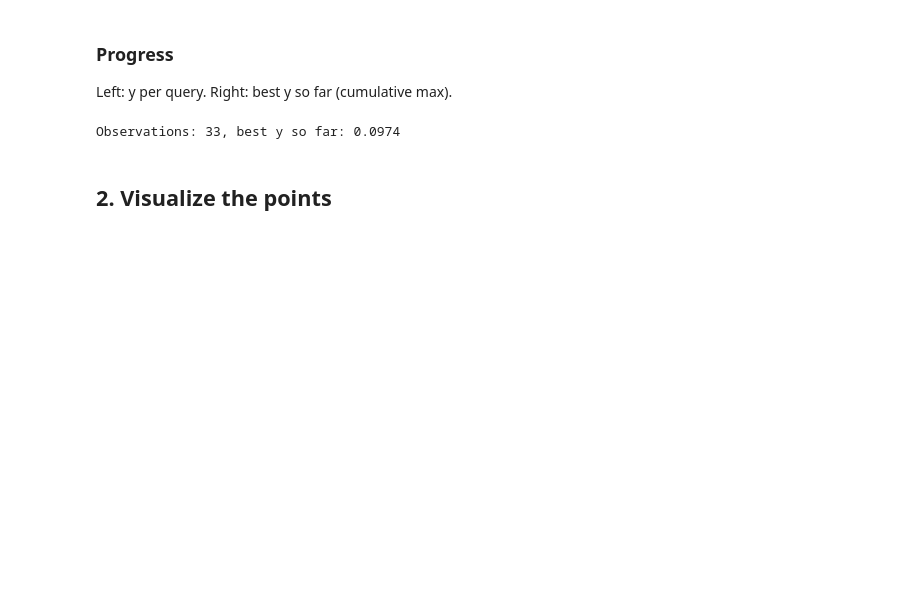
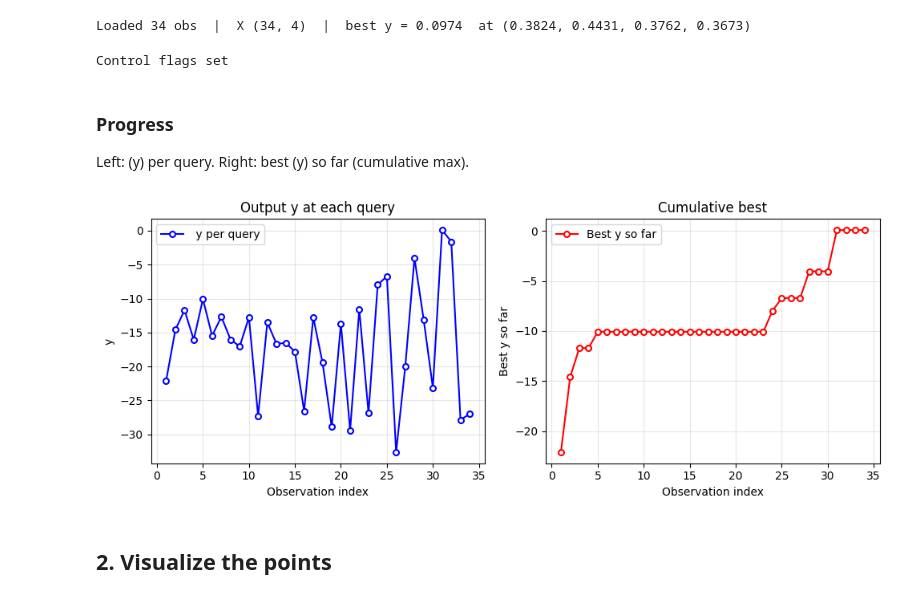
Before and after one commit to karefyllidis/black-box-optimization, a Jupyter notebook: notebooks/function_4_Warehouse-Logistics.ipynb, the cells around one changed output. Drawn from its saved outputs; the diff is of its cells as text; code cells hidden in the pictures; blank space fills up the shorter version.

```diff
--- a/notebooks/function_4_Warehouse-Logistics.ipynb
+++ b/notebooks/function_4_Warehouse-Logistics.ipynb
@@ -155,0 +33,15 @@ y min value: -32.625660
+# %%
+if csv_path.exists():
+    X, y = load_problem_data_csv(csv_path)
+else:
+    X, y = load_function_data(function_id=4)
+    y = np.asarray(y, dtype=np.float64).ravel()
+
+best_idx  = np.argmax(y)
+best_y    = y[best_idx]
+best_x_so_far = X[best_idx]
+
+print(f"Loaded {len(y)} obs  |  X {X.shape}  |  best y = {best_y:.4g}  "
+      f"at ({best_x_so_far[0]:.4f}, {best_x_so_far[1]:.4f}, {best_x_so_far[2]:.4f}, {best_x_so_far[3]:.4f})")
+# %% [output]
+Loaded 34 obs  |  X (34, 4)  |  best y = 0.0974  at (0.3824, 0.4431, 0.3762, 0.3673)
@@ -156,13 +72,50 @@ y min value: -32.625660
+# %%
+IF_SHOW_PLOT      = True
+IF_EXPORT_PLOT    = False
+IF_EXPORT_QUERIES = True
+IF_APPEND_DATA    = False
+
+CONTOURF_LEVELS     = 30
+CONTOUR_LINE_LEVELS = 11
+CONTOUR_LINEWIDTH   = 1.0
+CONTOUR_LINESTYLE   = "-"
+CONTOUR_ALPHA       = 0.5
+SCATTER_EDGE_LW     = 1.5
+LEGEND_FONTSIZE     = 9
+LEGEND_LOC          = "upper right"
+LEGEND_FRAMEALPHA   = 0.95
+LEGEND_NCOL         = 7
+
+print('Control flags set')
+# %% [output]
+Control flags set
 # %% [markdown]
 ### Progress
 
-Left: y per query. Right: best y so far (cumulative max).
+Left: \(y\) per query. Right: best \(y\) so far (cumulative max).
-# %%
-# Convergence: y per query (left) and running best (right)
-n_obs = len(y)
-best_y = np.maximum.accumulate(y)
-print(f"Observations: {n_obs}, best y so far: {best_y[-1]:.4f}")
-# %% [output]
-Observations: 33, best y so far: 0.0974
+# %%
+n_obs = len(y)
+obs_idx = np.arange(1, n_obs + 1, dtype=float)
+best_so_far = np.maximum.accumulate(y)
+
+fig, (ax1, ax2) = plt.subplots(1, 2, figsize=(10, 4))
+ax1.plot(obs_idx, y, 'o-', color='blue', markersize=5, markerfacecolor='w', markeredgecolor='b', markeredgewidth=1.5, label=' y per query')
+ax1.set_xlabel('Observation index')
+ax1.set_ylabel('y')
+ax1.set_title('Output y at each query')
+ax1.legend()
+ax1.grid(True, alpha=0.3)
+
+ax2.plot(obs_idx, best_so_far, 'o-', color='red', markersize=5, markerfacecolor='w', markeredgecolor='r', markeredgewidth=1.5, label='Best y so far')
+ax2.set_xlabel('Observation index')
+ax2.set_ylabel('Best y so far')
+ax2.set_title('Cumulative best')
+ax2.legend()
+ax2.grid(True, alpha=0.3)
+
+plt.tight_layout()
+plt.show()
+# %% [output]
+[figure, added]
 # %% [markdown]
 ## 2. Visualize the points
```
Also changed, not shown: parts of 38 cells of this notebook, 1 other file.
